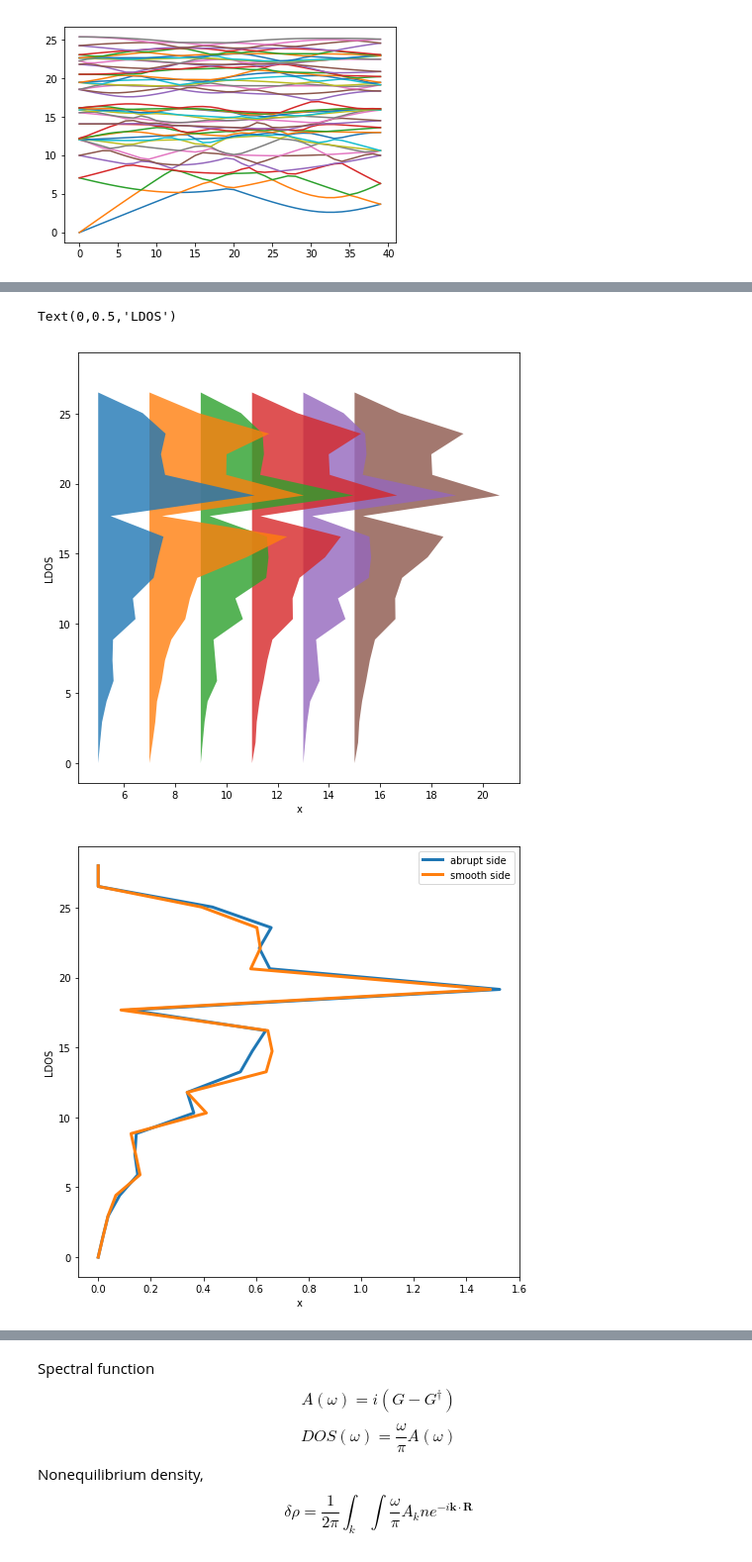
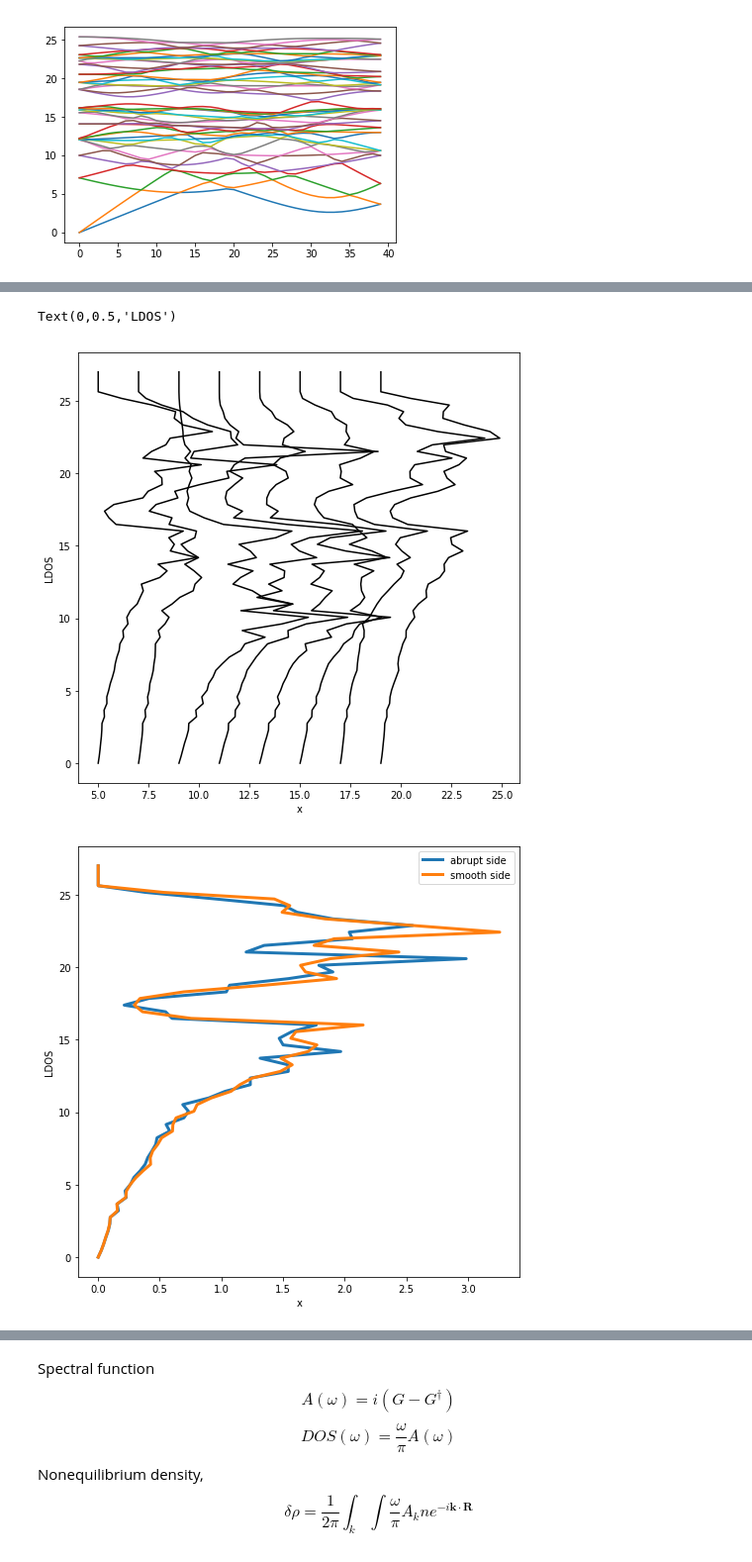
Before and after one commit to KitchenSong/2dgf, a Jupyter notebook: phldos.ipynb, the cells around one changed output, grey strips where cells are left out. Shown at 99% size. Cells and saved outputs as stored; diff of their text form; code cells hidden in the pictures.

```diff
--- a/phldos.ipynb
+++ b/phldos.ipynb
@@ -487,18 +592,21 @@ plt.xlabel('LDOS')
 # %%
 plt.figure(figsize=(8,8))
 plotscale = 4
 for il in range(len(layer)):
-    plt.fill_between(LDOS[:,il]*plotscale+layer[il],np.sqrt(omega2)*(5/np.pi),np.zeros((len(omega2),)),alpha=0.8,zorder=len(layer)-il)
+    #plt.fill_between(LDOS[il,:]*plotscale+layer[il],np.sqrt(omega2)*(5/np.pi),np.zeros((len(omega2),)),alpha=0.8,zorder=len(layer)-il,color='r')
+    plt.plot(LDOS[il,:]*plotscale+layer[il],np.sqrt(omega2)*(5/np.pi),c='k')
 plt.xlabel('x')
 plt.ylabel('LDOS')
 plt.figure(figsize=(8,8))
 plotscale = 0.0
-plt.plot(LDOS[:,0],np.sqrt(omega2)*(5/np.pi),label='abrupt side',lw=3)
-plt.plot(LDOS[:,-2],np.sqrt(omega2)*(5/np.pi),label='smooth side',lw=3)
+plt.plot(LDOS[0,:]+LDOS[1,:],np.sqrt(omega2)*(5/np.pi),label='abrupt side',lw=3)
+#plt.plot(LDOS[1,:],np.sqrt(omega2)*(5/np.pi),label='abrupt side',lw=3,ls='--')
+plt.plot(LDOS[-2,:]+LDOS[-1,:],np.sqrt(omega2)*(5/np.pi),label='smooth side',lw=3)
+#plt.plot(LDOS[-1,:],np.sqrt(omega2)*(5/np.pi),label='smooth side',lw=3,ls='--')
 plt.legend()
 plt.xlabel('x')
 plt.ylabel('LDOS')
 # %% [output]
 Text(0,0.5,'LDOS')
-[figure, old version]
+[figure, new version]
-[figure, old version]
+[figure, new version]
```
Also changed, not shown: parts of 5 cells of this notebook, 1 other file.
